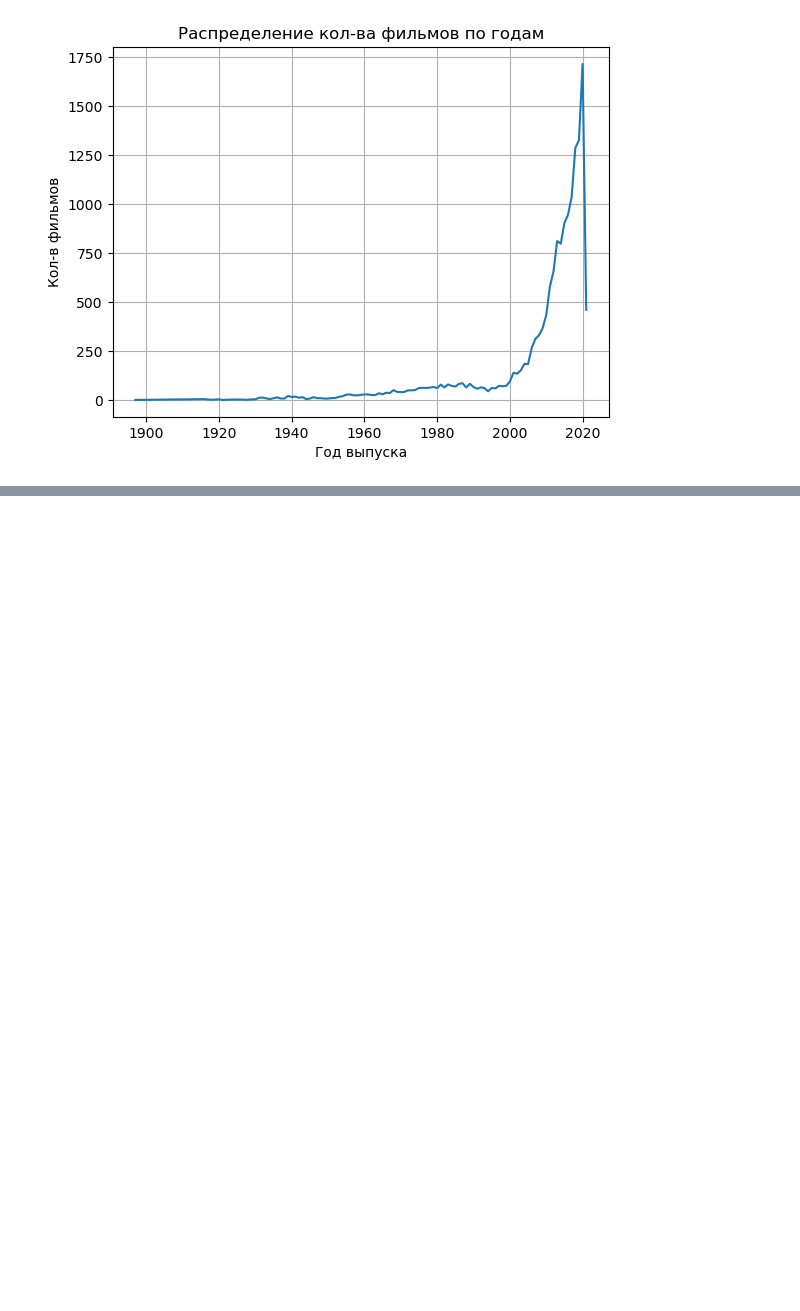
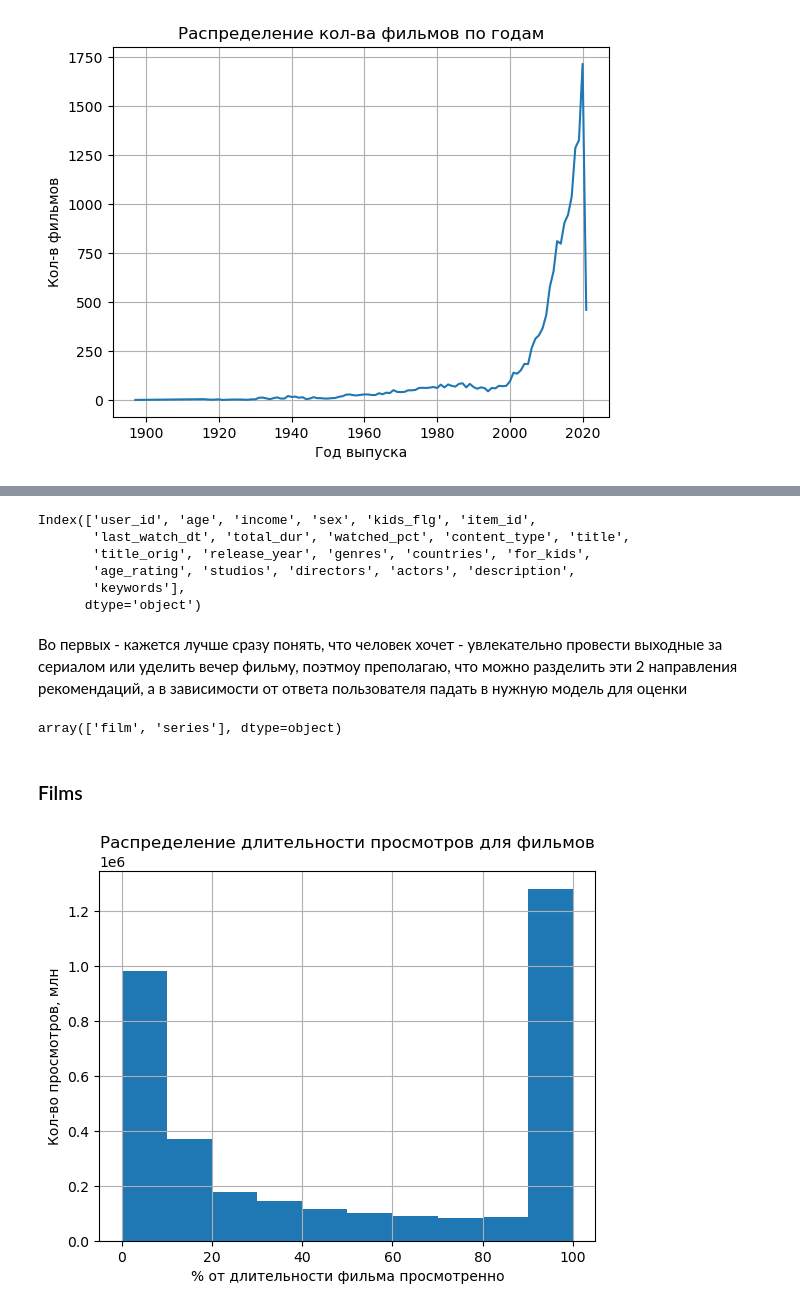
Before and after one commit to dsbulgakovv/ml_team_project_hse, a Jupyter notebook: notebooks/EDA/EDA_IUGAI.ipynb, the cells around one changed output, grey strips where cells are left out. Saved outputs shown, nothing was run; the diff lists cells and outputs as text; code cells hidden in the pictures; blank space fills up the shorter version.

```diff
--- a/notebooks/EDA/EDA_IUGAI.ipynb
+++ b/notebooks/EDA/EDA_IUGAI.ipynb
@@ -451,0 +462,2 @@ plt.grid()
+# %%
+df = usr_int.merge(items, on='item_id', how='left')
@@ -451,0 +471,30 @@ plt.grid()
+# %%
+df.columns
+# %% [output]
+Index(['user_id', 'age', 'income', 'sex', 'kids_flg', 'item_id',
+       'last_watch_dt', 'total_dur', 'watched_pct', 'content_type', 'title',
+       'title_orig', 'release_year', 'genres', 'countries', 'for_kids',
+       'age_rating', 'studios', 'directors', 'actors', 'description',
+       'keywords'],
+      dtype='object')
+# %% [markdown]
+Во первых - кажется лучше сразу понять, что человек хочет - увлекательно провести выходные за сериалом или уделить вечер фильму, поэтмоу преполагаю, что можно разделить эти 2 направления рекомендаций, а в зависимости от ответа пользователя падать в нужную модель для оценки
+# %%
+# Убедимся, что  унас только фильмы и сериалы
+df['content_type'].unique()
+# %% [output]
+array(['film', 'series'], dtype=object)
+# %% [markdown]
+### Films
+# %%
+film_df = df[df['content_type']=='film'].copy()
+# %%
+film_df['watched_pct'].hist()
+
+plt.title('Распределение длительности просмотров для фильмов')
+plt.ylabel('Кол-во просмотров, млн')
+plt.xlabel('% от длительности фильма просмотренно')
+
+plt.show()
+# %% [output]
+[figure, added]
```
Also changed, not shown: parts of 17 cells of this notebook.
